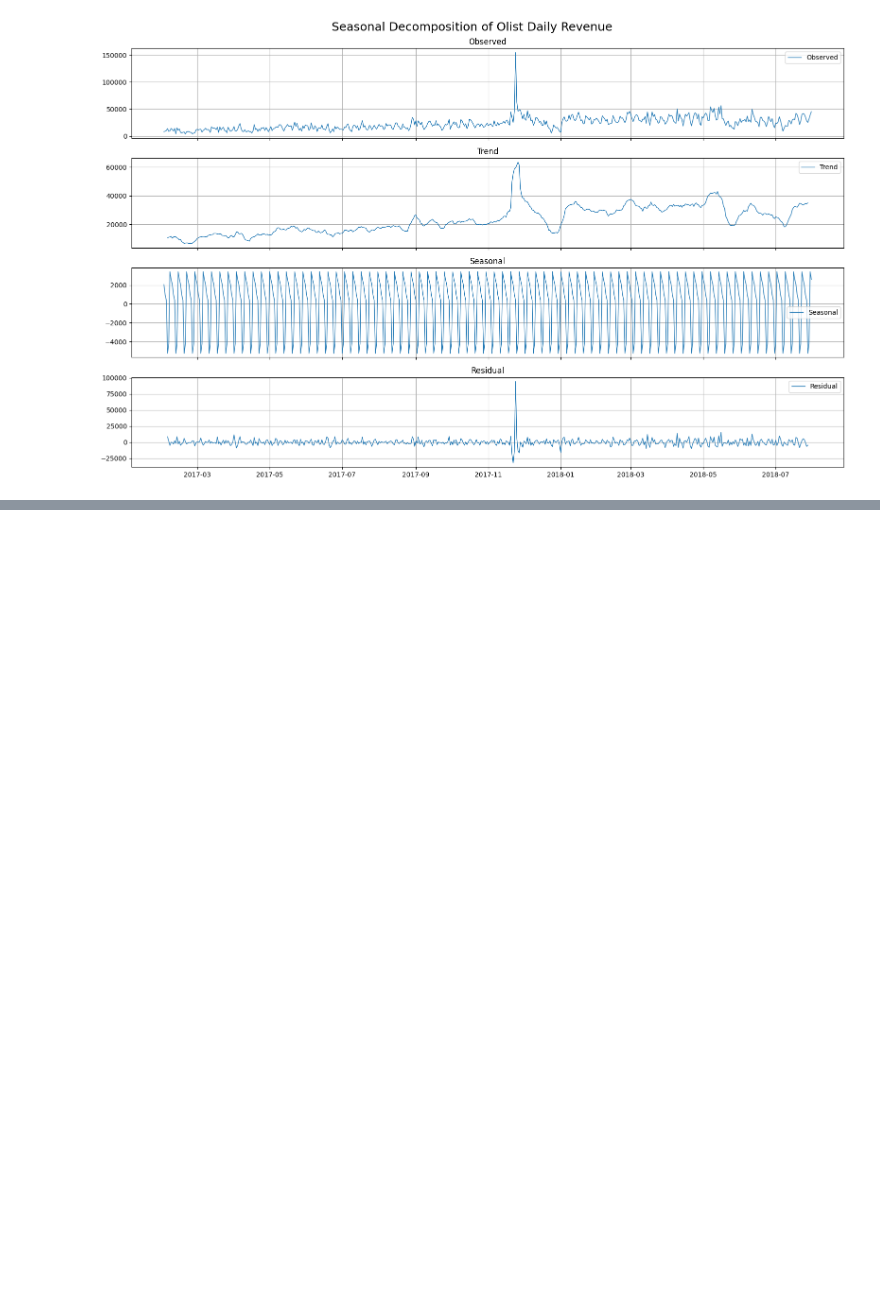
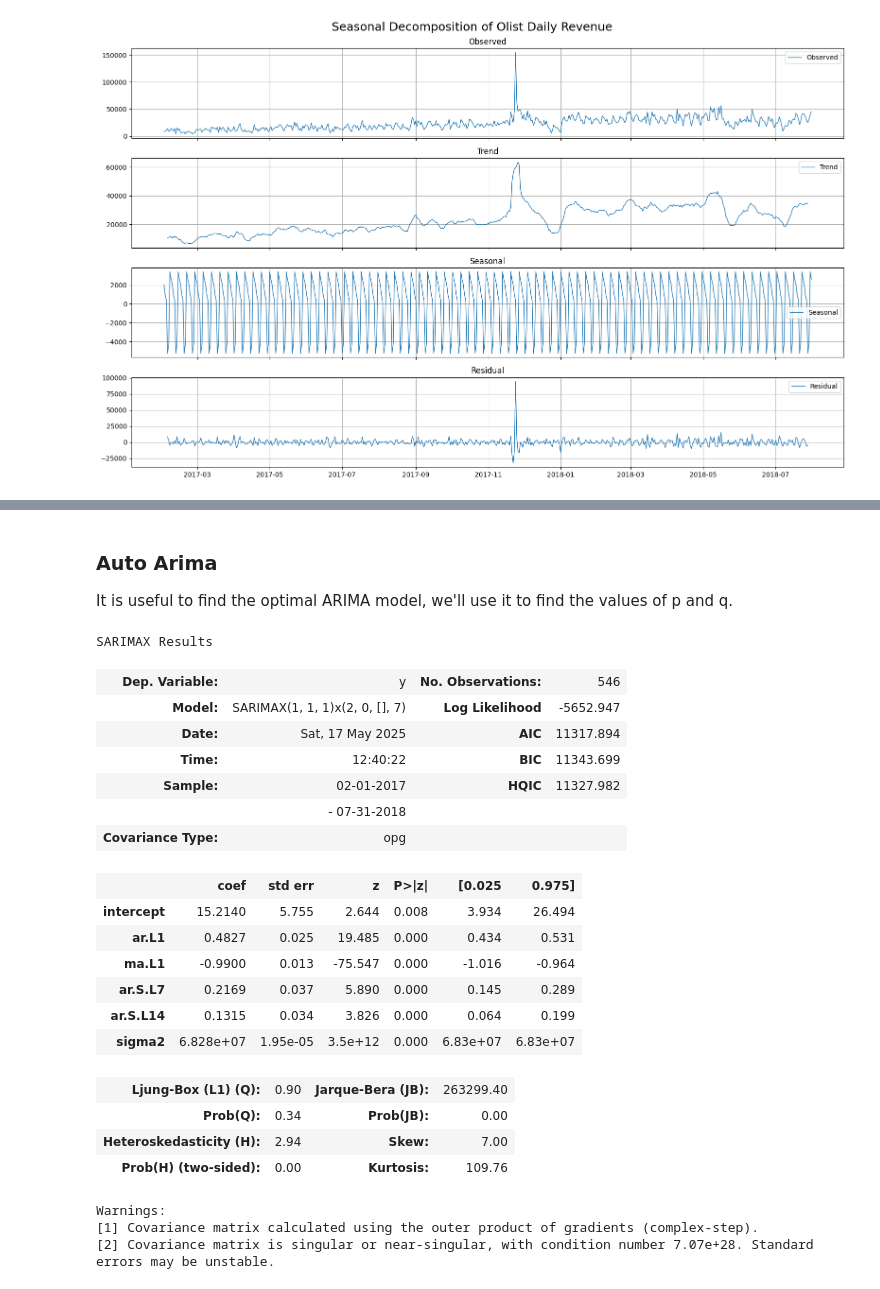
Before and after one commit to Romaric1209/Olist, a Jupyter notebook: Data Analysis Income, Costs and Prediction.ipynb, the cells around one changed output, grey strips where cells are left out. Saved outputs shown, nothing was run; the diff lists cells and outputs as text; code cells hidden in the pictures; blank space fills up the shorter version.

Commit message:
SARIMA

```diff
--- a/Data Analysis Income, Costs and Prediction.ipynb
+++ b/Data Analysis Income, Costs and Prediction.ipynb
@@ -500,0 +647,41 @@ plt.show()
+# %% [markdown]
+### Auto Arima
+It is useful to find the optimal ARIMA model, we'll use it to find the values of p and q.
+# %%
+fit_arima = auto_arima(
+    df_train,                       # dataset
+    max_p=3,                        # limiting the number of autoregressive terms so the model don't overfit
+    max_q=3,                        # limiting the number of moving average terms so the model don't overfit
+    m=7,                            # number of periods in the seasonal cycle
+    seasonal=True,                  # try for seasonal data
+    seasonal_test='ocsb',           # use the OCSB test for seasonality
+    d=1,                            # number of differencing equals to 1 because of ADF and KPSS results
+    trace=False,                    # to not print the progress of the model
+    information_criterion='bic',    # choose the best model based on Bayesian information criterion
+    stepwise=False                  # testing all possible combinations
+)
+# %%
+fit_arima.summary()
+# %% [output]
+SARIMAX Results
+| Dep. Variable: | y | No. Observations: | 546 |
+| Model: | SARIMAX(1, 1, 1)x(2, 0, [], 7) | Log Likelihood | -5652.947 |
+| Date: | Sat, 17 May 2025 | AIC | 11317.894 |
+| Time: | 12:40:22 | BIC | 11343.699 |
+| Sample: | 02-01-2017 | HQIC | 11327.982 |
+|  | - 07-31-2018 |  |  |
+| Covariance Type: | opg |  |  |
+|  | coef | std err | z | P>|z| | [0.025 | 0.975] |
+| intercept | 15.2140 | 5.755 | 2.644 | 0.008 | 3.934 | 26.494 |
+| ar.L1 | 0.4827 | 0.025 | 19.485 | 0.000 | 0.434 | 0.531 |
+| ma.L1 | -0.9900 | 0.013 | -75.547 | 0.000 | -1.016 | -0.964 |
+| ar.S.L7 | 0.2169 | 0.037 | 5.890 | 0.000 | 0.145 | 0.289 |
+| ar.S.L14 | 0.1315 | 0.034 | 3.826 | 0.000 | 0.064 | 0.199 |
+| sigma2 | 6.828e+07 | 1.95e-05 | 3.5e+12 | 0.000 | 6.83e+07 | 6.83e+07 |
+| Ljung-Box (L1) (Q): | 0.90 | Jarque-Bera (JB): | 263299.40 |
+| Prob(Q): | 0.34 | Prob(JB): | 0.00 |
+| Heteroskedasticity (H): | 2.94 | Skew: | 7.00 |
+| Prob(H) (two-sided): | 0.00 | Kurtosis: | 109.76 |
+Warnings:
+[1] Covariance matrix calculated using the outer product of gradients (complex-step).
+[2] Covariance matrix is singular or near-singular, with condition number 7.07e+28. Standard errors may be unstable.
```
Also changed, not shown: parts of 24 cells of this notebook.
